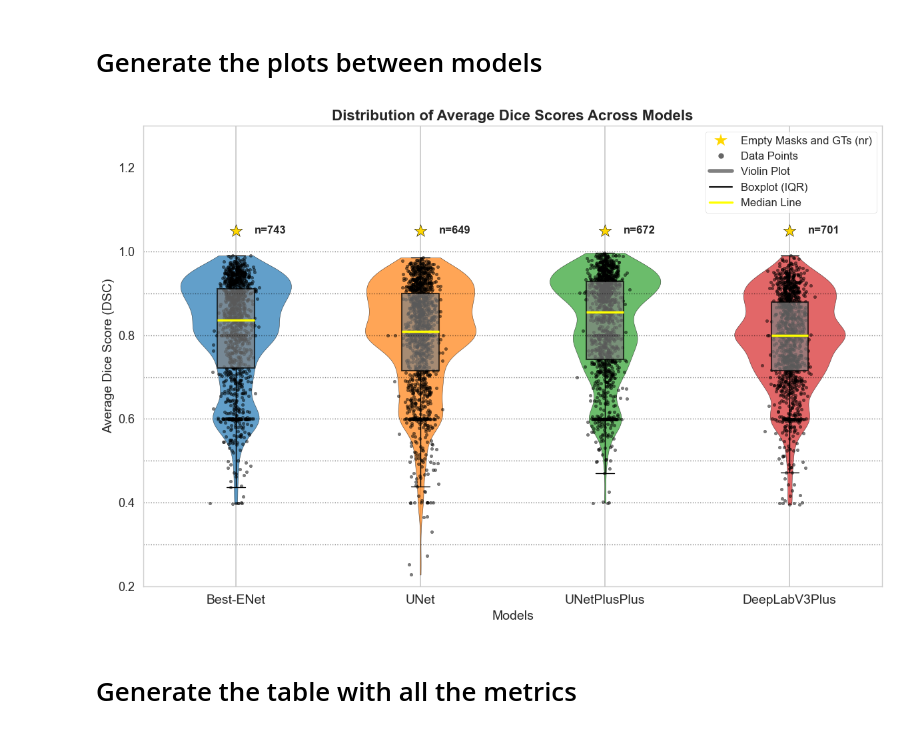
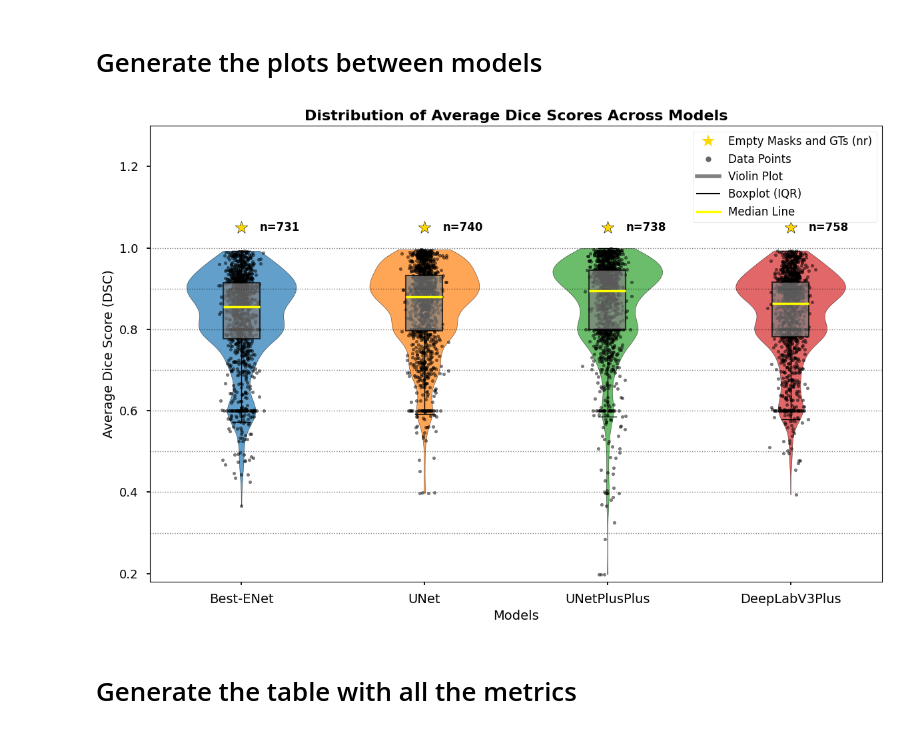
Before and after one commit to prundeanualin/ai4mi_project, a Jupyter notebook: plot.ipynb, the cells around one changed output. Saved outputs shown, nothing was run; the diff lists cells and outputs as text; code cells hidden in the pictures.

Commit message:
Generate visualizations for latest results V2

```diff
--- a/plot.ipynb
+++ b/plot.ipynb
@@ -32,13 +50,13 @@ baseline_unetplusplus_name = "Baseline-UNetPlusPlus"
 baseline_deeplab_path = Path('results/final_results/BASELINES/BASELINE_DeepLabV3Plus')
 baseline_deeplab_name = "DeepLabV3Plus"
 
-best_enet_path = Path('results/final_results/BEST/BEST_ENet')
+best_enet_path = Path('results/final_results/BESTV2/ENet')
 best_enet_name = "Best-ENet"
-best_unet_path = Path('results/final_results/BEST/BEST_UNet')
+best_unet_path = Path('results/final_results/BESTV2/UNet')
 bestunet_name = "UNet"
-best_unetplusplus_path = Path('results/final_results/BEST/BEST_UNetPlusPlus')
+best_unetplusplus_path = Path('results/final_results/BESTV2/UNetPlusPlus')
 bestunetplusplus_name = "UNetPlusPlus"
-best_deeplab_path = Path('results/final_results/BEST/BEST_DeepLabV3Plus')
+best_deeplab_path = Path('results/final_results/BESTV2/DeepLabV3Plus')
 bestdeeplab_name = "DeepLabV3Plus"
 # %% [markdown]
 ## Generate the plots Best-ENet VS ENet
@@ -313,36 +331,36 @@ ax.set_ylabel('Average Dice Score (DSC)', fontsize=14)
 ax.set_title('Distribution of Average Dice Scores Across Models', fontsize=16, fontweight='bold')
 
 # Adjust y-axis limits
-ax.set_ylim(0.2, 1.3)
+ax.set_ylim(0.18, 1.3)
 
 # Add grid lines for better readability
 ax.yaxis.grid(False)
 for i in [0.3, 0.4, 0.5, 0.6, 0.7, 0.8, 0.9, 1.0]:
     plt.axhline(y=i, color='black', linestyle='dotted', linewidth=1, alpha=0.5)
 ax.set_axisbelow(True)
 
 # Add legend
 legend_elements = [
     Line2D([0], [0], marker='*', color='w', label='Empty Masks and GTs (nr)', markerfacecolor='gold', markersize=15),
     Line2D([0], [0], marker='o', color='w', label='Data Points', markerfacecolor='black', markersize=6, alpha=0.6),
     Line2D([0], [0], color='grey', lw=4, label='Violin Plot'),
     Line2D([0], [0], color='black', lw=1.5, label='Boxplot (IQR)'),
     Line2D([0], [0], color='yellow', lw=2.5, label='Median Line'),
 ]
 ax.legend(handles=legend_elements, loc='upper right', fontsize=12, frameon=True)
 
 # Enhance design aesthetics
 plt.style.use('seaborn-v0_8-talk')
 # ax.spines['top'].set_visible(False)
 # ax.spines['right'].set_visible(False)
 
 # Adjust layout to prevent clipping of ylabel/title
 plt.tight_layout()
 
 # Show the plot
 plt.show()
 # %% [output]
-[figure, old version]
+[figure, new version]
 # %% [markdown]
 # Generate the table with all the metrics
 # %%
```
Also changed, not shown: parts of 7 cells of this notebook.
